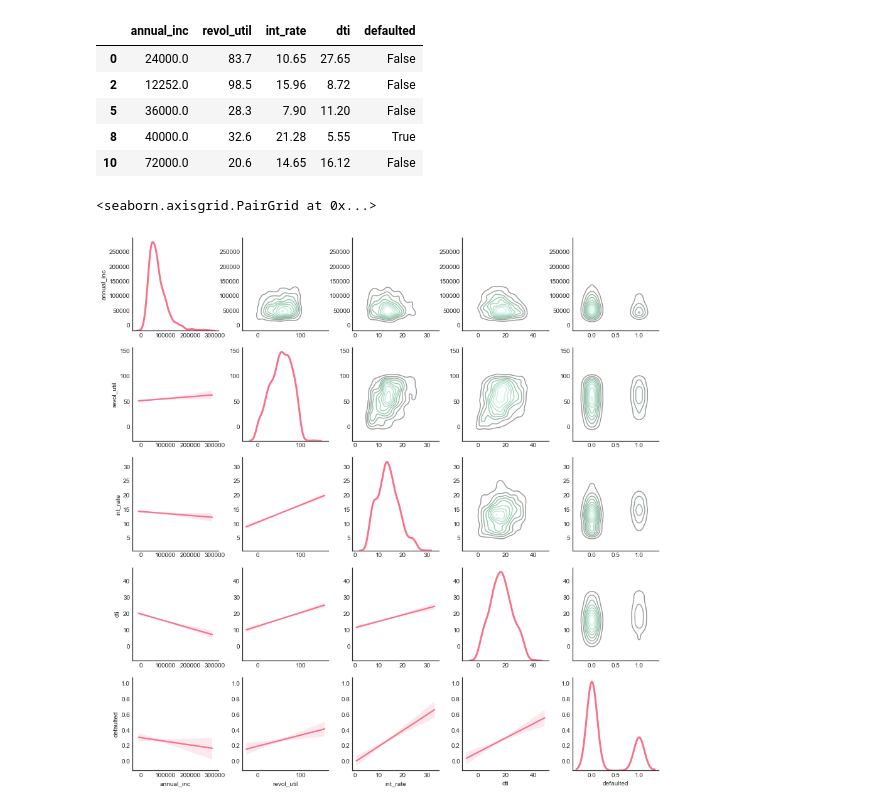
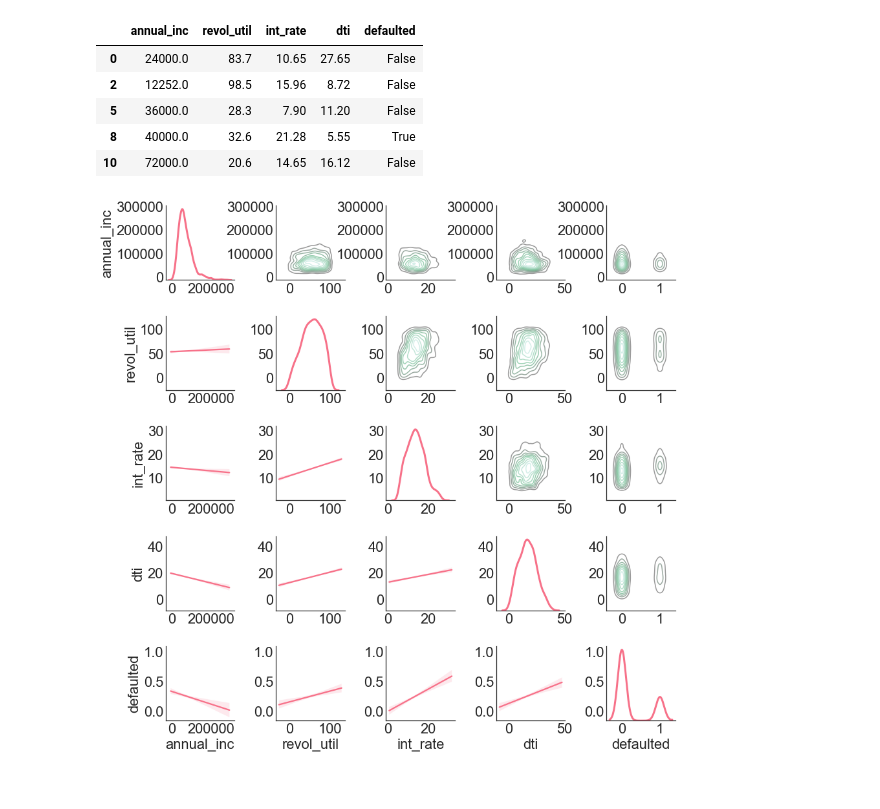
Before and after one commit to douglas-h-wood/LendingClubLoanDataFinal, a Jupyter notebook: LendingClubLoanDataFinal.ipynb, the cells around one changed output. Saved outputs shown, nothing was run; the diff lists cells and outputs as text; code cells hidden in the pictures.

```diff
--- a/LendingClubLoanDataFinal.ipynb
+++ b/LendingClubLoanDataFinal.ipynb
@@ -685,7 +683,7 @@ Index(['RndFor24Top50Trees', 'RndmForAll50Trees', 'RandomForestTop24',
 model = df_scores['score'].index
 performance = df_scores['PercentImprovement'].values
 plt.figure(figsize=(20,7))
-#plt.rcParams.update({'font.size': 22})
+plt.rcParams.update({'font.size': 22})
 plt.bar(range(len(df_scores)),performance, align='center', alpha=0.5,tick_label=model)
 plt.xticks(rotation='vertical')
 plt.xlabel('Model')
@@ -718,20 +716,18 @@ final_five.head()
 # %%
 sns.set_style("white")
 # Make a scatterplot matrix.
-#m = sns.PairGrid(final_five.loc[final_five.revol_bal<100000,:].sample(frac=0.01), diag_sharey=False)
 m = sns.PairGrid(final_five.loc[final_five.annual_inc<300000,:].sample(frac=0.01),diag_sharey=False)
 
 # 2D KDEplot in upper right
 m.map_upper(sns.kdeplot, alpha=.5)
 
 # Fit line in lower left summarizing the linear relationship of the two variables.
 m.map_lower(sns.regplot, scatter_kws=dict(alpha=0))
 
 # On the diagonal, give Kernel Density Estimation of each variable.
 m.map_diag(sns.kdeplot, lw=3)
 
 # Adjust font size
-#plt.rcParams.update({'font.size': 14})
+plt.rcParams.update({'font.size': 12})
 # %% [output]
-<seaborn.axisgrid.PairGrid at 0x...>
-[figure, old version]
+[figure, new version]
```
Also changed, not shown: parts of 15 cells of this notebook.
